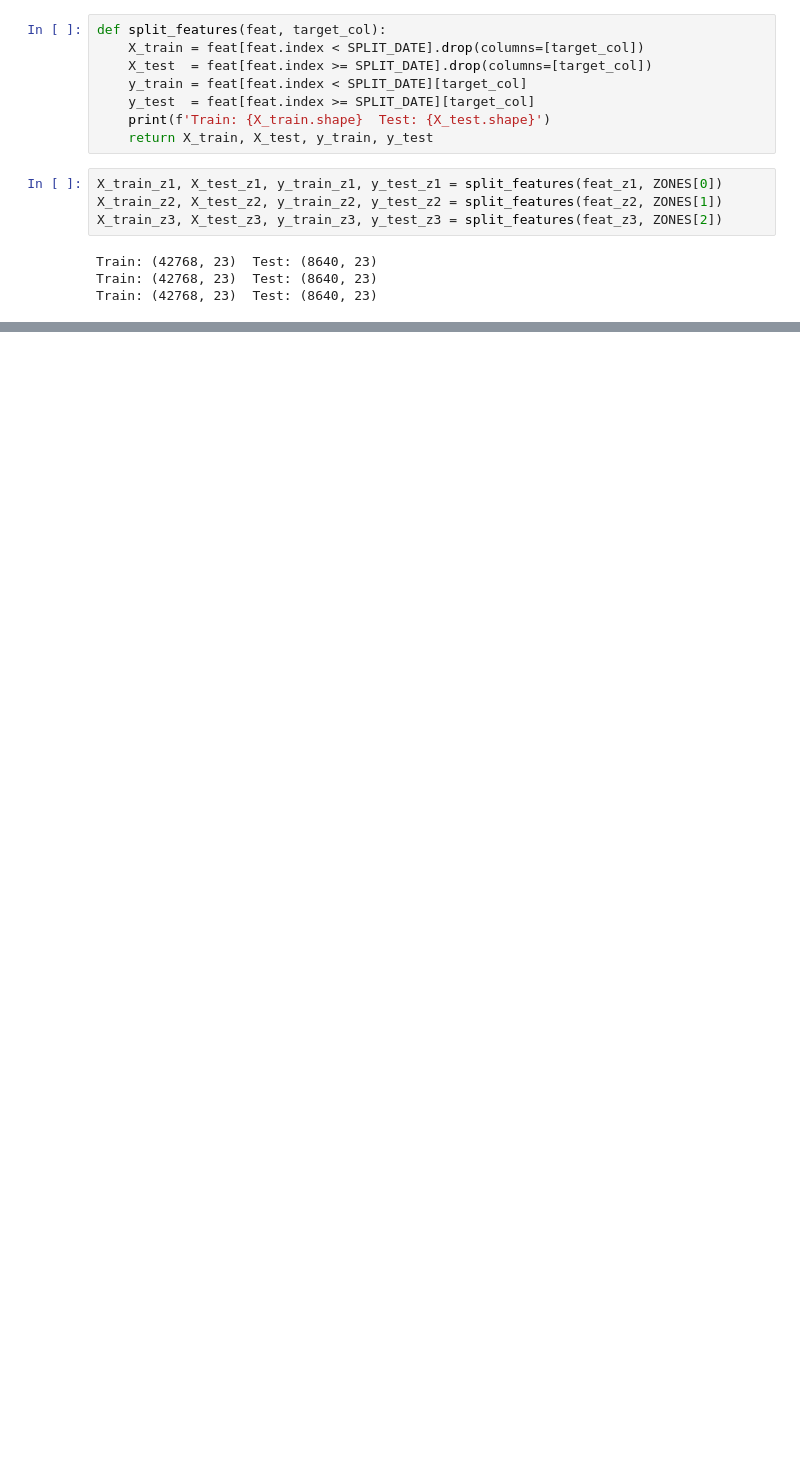
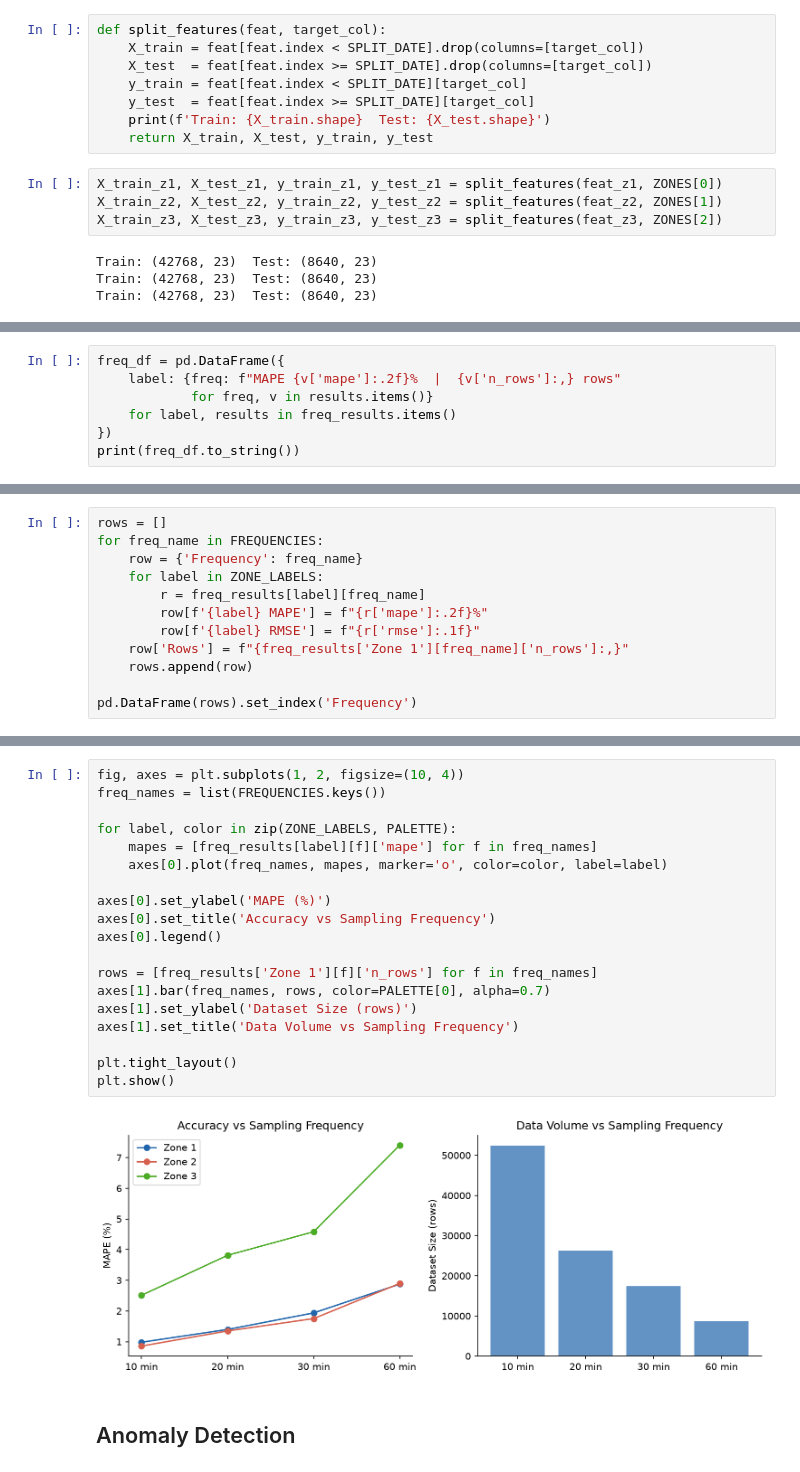
Before and after one commit to ShengPeiWilliam/energy-consumption-forecasting, a Jupyter notebook: code/energy_consumption_analysis.ipynb, the cells around one changed output, grey strips where cells are left out. Drawn from its saved outputs; the diff is of its cells as text; blank space fills up the shorter version.

```diff
--- a/code/energy_consumption_analysis.ipynb
+++ b/code/energy_consumption_analysis.ipynb
@@ -201,0 +424,7 @@ Train: (42768, 23)  Test: (8640, 23)
+# %%
+freq_df = pd.DataFrame({
+    label: {freq: f"MAPE {v['mape']:.2f}%  |  {v['n_rows']:,} rows"
+            for freq, v in results.items()}
+    for label, results in freq_results.items()
+})
+print(freq_df.to_string())
@@ -201,0 +437,12 @@ Train: (42768, 23)  Test: (8640, 23)
+# %%
+rows = []
+for freq_name in FREQUENCIES:
+    row = {'Frequency': freq_name}
+    for label in ZONE_LABELS:
+        r = freq_results[label][freq_name]
+        row[f'{label} MAPE'] = f"{r['mape']:.2f}%"
+        row[f'{label} RMSE'] = f"{r['rmse']:.1f}"
+    row['Rows'] = f"{freq_results['Zone 1'][freq_name]['n_rows']:,}"
+    rows.append(row)
+
+pd.DataFrame(rows).set_index('Frequency')
@@ -201,0 +456,23 @@ Train: (42768, 23)  Test: (8640, 23)
+# %%
+fig, axes = plt.subplots(1, 2, figsize=(10, 4))
+freq_names = list(FREQUENCIES.keys())
+
+for label, color in zip(ZONE_LABELS, PALETTE):
+    mapes = [freq_results[label][f]['mape'] for f in freq_names]
+    axes[0].plot(freq_names, mapes, marker='o', color=color, label=label)
+
+axes[0].set_ylabel('MAPE (%)')
+axes[0].set_title('Accuracy vs Sampling Frequency')
+axes[0].legend()
+
+rows = [freq_results['Zone 1'][f]['n_rows'] for f in freq_names]
+axes[1].bar(freq_names, rows, color=PALETTE[0], alpha=0.7)
+axes[1].set_ylabel('Dataset Size (rows)')
+axes[1].set_title('Data Volume vs Sampling Frequency')
+
+plt.tight_layout()
+plt.show()
+# %% [output]
+[figure, added]
+# %% [markdown]
+## Anomaly Detection
```
Also changed, not shown: parts of 47 cells of this notebook.
